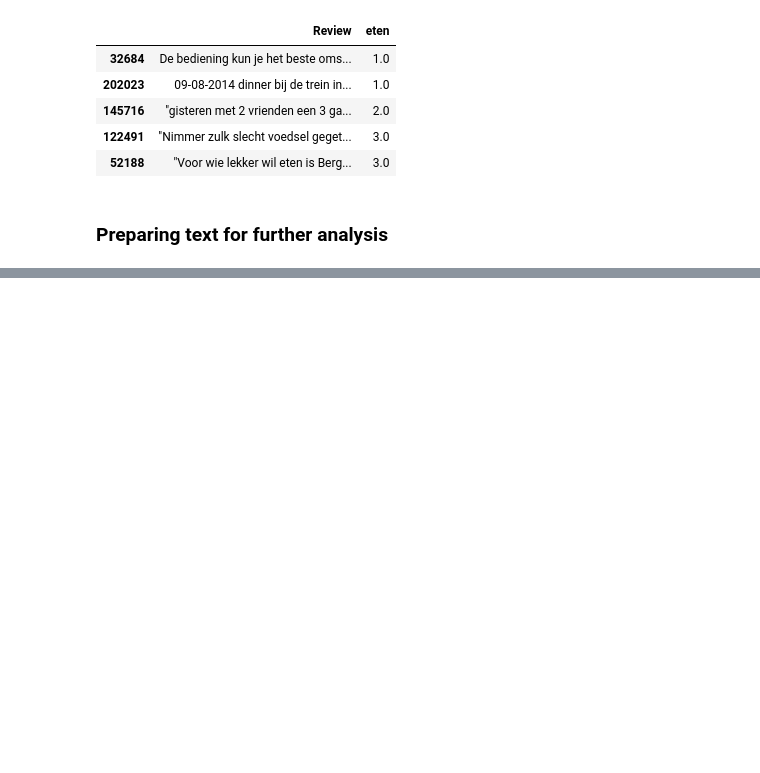
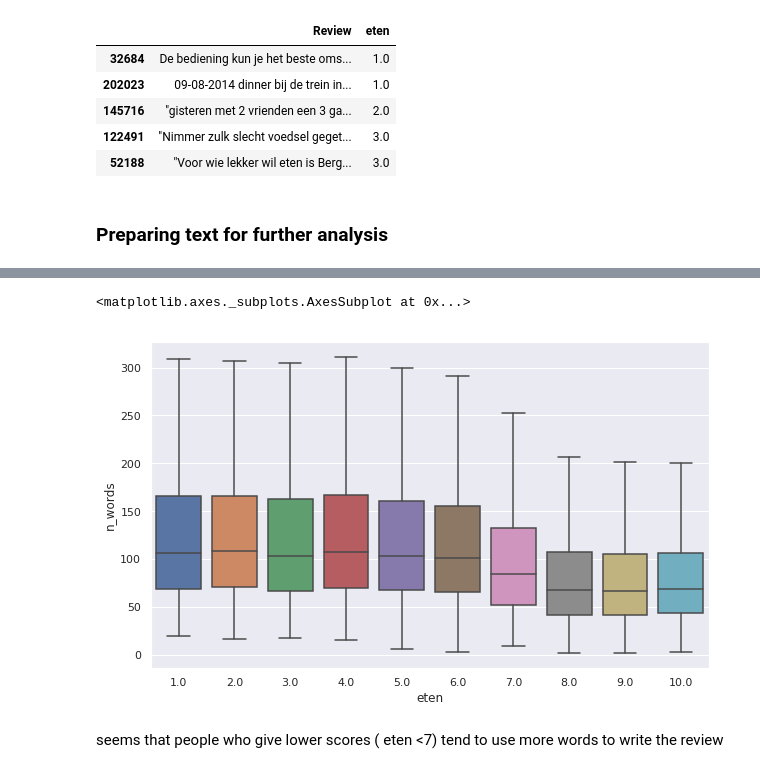
Before and after one commit to longhowlam/python_hobby_stuff, a Jupyter notebook: RestaurantReviews.ipynb, the cells around one changed output, grey strips where cells are left out. Cells and saved outputs as stored; diff of their text form; code cells hidden in the pictures; blank space fills up the shorter version.

```diff
--- a/RestaurantReviews.ipynb
+++ b/RestaurantReviews.ipynb
@@ -94,0 +118,7 @@ reviews_NL.query('eten < 4').sample(5)[["Review", "eten"]]
+# %%
+sns.boxplot(y = "n_words", x = "eten", data = reviews_nl, showfliers=False)
+# %% [output]
+<matplotlib.axes._subplots.AxesSubplot at 0x...>
+[figure, added]
+# %% [markdown]
+seems that people who give lower scores ( eten <7) tend to use more words to write the review
```
Also changed, not shown: parts of 7 cells of this notebook.
